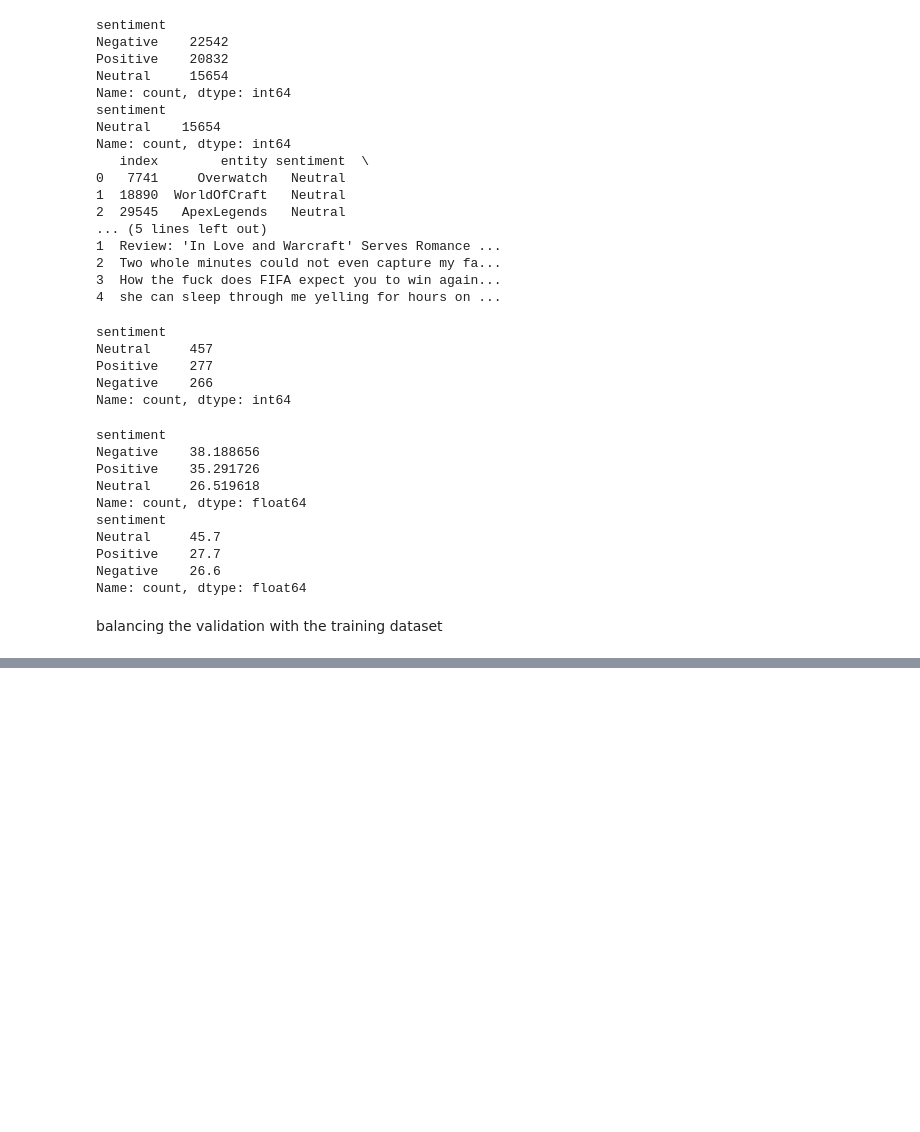
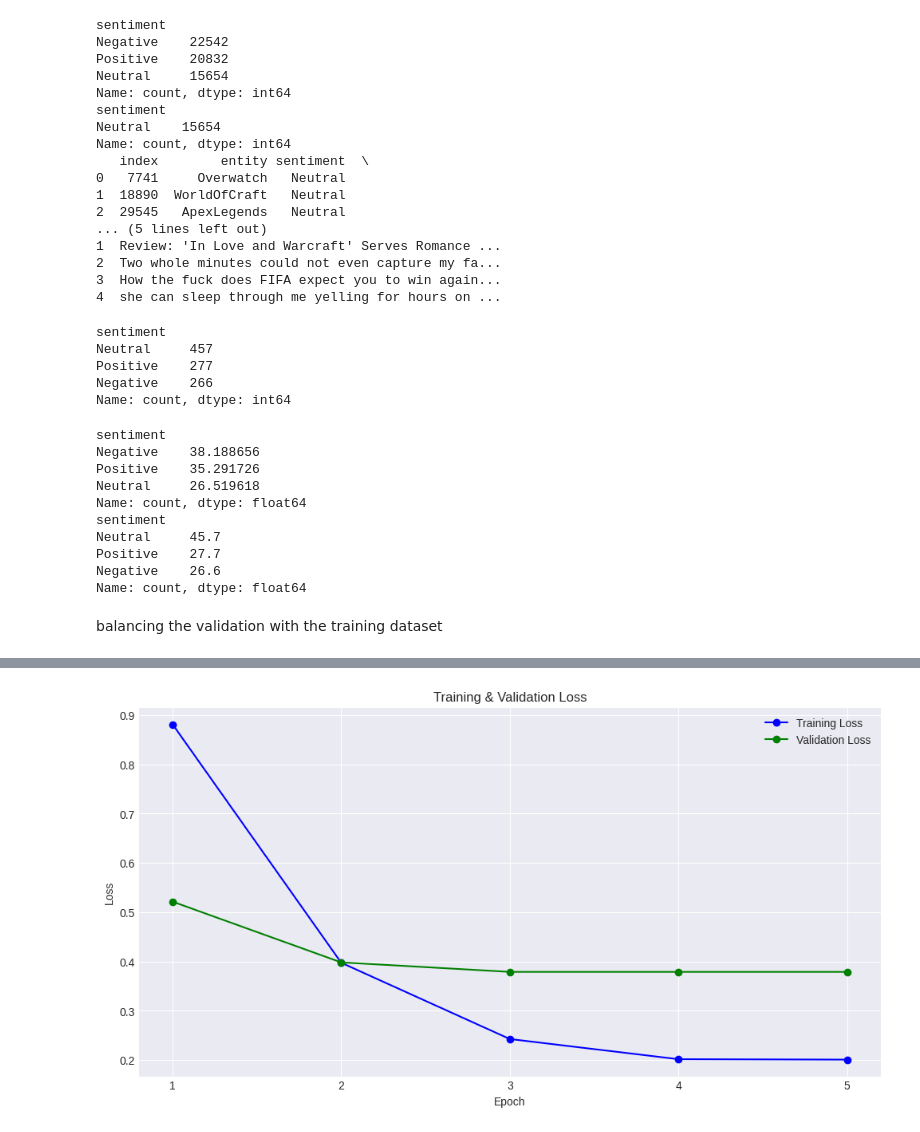
Before and after one commit to mahmoud25112/Customer_Sentiment_analysis_BERT, a Jupyter notebook: fine_tuneing_aws.ipynb, the cells around one changed output, grey strips where cells are left out. Saved outputs shown, nothing was run; the diff lists cells and outputs as text; code cells hidden in the pictures; blank space fills up the shorter version.

```diff
--- a/fine_tuneing_aws.ipynb
+++ b/fine_tuneing_aws.ipynb
@@ -240,0 +319,7 @@ Text(0.5, 1.0, 'distribution')
+# %%
+# Load the model architecture
+model = BertForSequenceClassification.from_pretrained('bert-base-uncased', num_labels=3)
+
+# Load the saved model weights
+checkpoint = torch.load('/content/drive/MyDrive/KaggleDatasets/checkpoint_epoch_2.pth', map_location='cpu')
+model.load_state_dict(checkpoint['model_state_dict'])
@@ -240,0 +330,3 @@ Text(0.5, 1.0, 'distribution')
+# %%
+device = torch.device('cuda' if torch.cuda.is_available() else 'cpu')
+model.to(device)
@@ -240,0 +351,14 @@ Text(0.5, 1.0, 'distribution')
+# %%
+# Initialize the optimizer
+optimizer = AdamW(model.parameters(), lr=2e-5, eps=1e-8)
+
+# Set up the learning rate scheduler
+epochs = 3
+total_steps = len(train_dataloader) * epochs
+
+scheduler = get_linear_schedule_with_warmup(
+    optimizer,
+    num_warmup_steps=int(0.1 * total_steps),  # Warm-up for 10% of steps
+    num_training_steps=total_steps
+)
+loss_fn = nn.CrossEntropyLoss()
@@ -240,0 +567,23 @@ Text(0.5, 1.0, 'distribution')
+# %%
+# Convert to DataFrame
+df_stats = pd.DataFrame(training_stats)
+# Set the style
+plt.style.use('seaborn-darkgrid')
+
+# Increase the size of plots
+plt.rcParams["figure.figsize"] = (12,6)
+
+# Plot Loss
+plt.plot(df_stats['epoch'], df_stats['Training Loss'], 'b-o', label='Training Loss')
+plt.plot(df_stats['epoch'], df_stats['Validation Loss'], 'g-o', label='Validation Loss')
+
+# Label the plot
+plt.title('Training & Validation Loss')
+plt.xlabel('Epoch')
+plt.ylabel('Loss')
+plt.legend()
+plt.xticks(df_stats['epoch'])
+
+plt.show()
+# %% [output]
+[figure, added]
```
Also changed, not shown: parts of 32 cells of this notebook.
